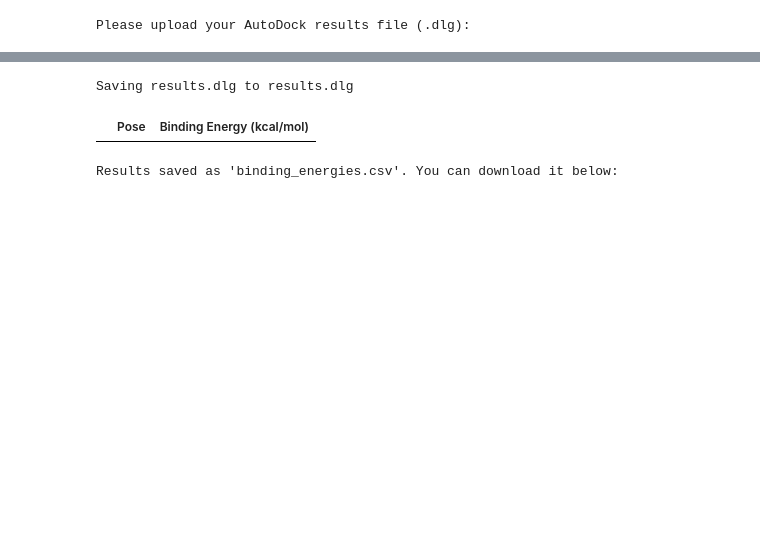
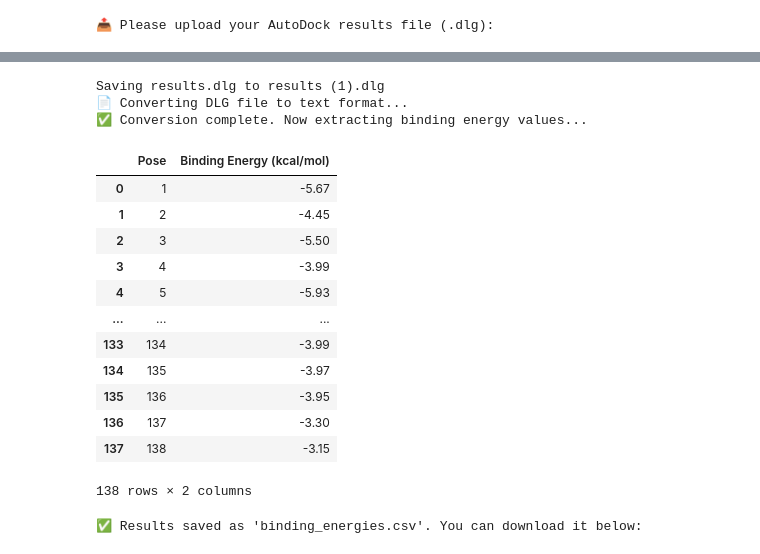
Before and after one commit to piranfar/docking-Analyze, a Jupyter notebook: Dockinganalyze.ipynb, the cells around one changed output, grey strips where cells are left out. Saved outputs shown, nothing was run; the diff lists cells and outputs as text; code cells hidden in the pictures; blank space fills up the shorter version.

```diff
--- a/Dockinganalyze.ipynb
+++ b/Dockinganalyze.ipynb
@@ -74,48 +3,75 @@ analyze_dlg_with_visualization(save_excel=True, save_plot=True)
 # %%
 import pandas as pd
+import re
 from google.colab import files
 
 # Step 1: Upload the AutoDock DLG file
-print("Please upload your AutoDock results file (.dlg):")
+print("📤 Please upload your AutoDock results file (.dlg):")
 uploaded = files.upload()
 
 # Get the filename
 dlg_filename = list(uploaded.keys())[0]
 
-# Step 2: Read and extract binding energies
+# Step 2: Convert the DLG file into readable text format
+print("📄 Converting DLG file to text format...")
+converted_filename = "converted_results.txt"
+
+with open(dlg_filename, "r", encoding="utf-8", errors="ignore") as infile, open(converted_filename, "w", encoding="utf-8") as outfile:
+    for line in infile:
+        outfile.write(line)  # Write content to a new text file
+
+print("✅ Conversion complete. Now extracting binding energy values...")
+
+# Step 3: Extract Binding Energies with Regex
 binding_energies = []
 
-with open(dlg_filename, "r") as file:
+pattern = r"Estimated Free Energy of Binding\s+=\s+(-?\d+\.\d+)\s+kcal/mol"
+
+with open(converted_filename, "r", encoding="utf-8") as file:
     for line in file:
-        if "Estimated Free Energy of Binding" in line:
-            try:
-                energy = float(line.split()[-2])  # Extract binding energy value
-                binding_energies.append(energy)
-            except ValueError:
-                continue  # Skip lines with incorrect format
+        match = re.search(pattern, line)
+        if match:
+            binding_energies.append(float(match.group(1)))  # Extract the numeric value
 
-# Step 3: Store results in a DataFrame
+# Step 4: Store results in a DataFrame
 df_binding_energies = pd.DataFrame({
     "Pose": list(range(1, len(binding_energies) + 1)),
     "Binding Energy (kcal/mol)": binding_energies
 })
 
-# Step 4: Display the results
-from IPython.display import display
-display(df_binding_energies)
+# Step 5: Display the extracted data
+if df_binding_energies.empty:
+    print("⚠️ No binding energies were extracted. Please check your DLG file format.")
+else:
+    from IPython.display import display
+    display(df_binding_energies)
 
-# Step 5: Save results as CSV
-df_binding_energies.to_csv("binding_energies.csv", index=False)
-print("Results saved as 'binding_energies.csv'. You can download it below:")
+    # Save as CSV
+    csv_filename = "binding_energies.csv"
+    df_binding_energies.to_csv(csv_filename, index=False)
+    print(f"✅ Results saved as '{csv_filename}'. You can download it below:")
 
-# Provide download link
-from google.colab import files
-files.download("binding_energies.csv")
+    # Provide download link
+    files.download(csv_filename)
 # %% [output]
-Please upload your AutoDock results file (.dlg):
+📤 Please upload your AutoDock results file (.dlg):
 [interactive output not drawn]
-Saving results.dlg to results.dlg
+Saving results.dlg to results (1).dlg
+📄 Converting DLG file to text format...
+✅ Conversion complete. Now extracting binding energy values...
 |  | Pose | Binding Energy (kcal/mol) |
+| 0 | 1 | -5.67 |
+| 1 | 2 | -4.45 |
+| 2 | 3 | -5.50 |
+| 3 | 4 | -3.99 |
+| 4 | 5 | -5.93 |
+| ... | ... | ... |
+| 133 | 134 | -3.99 |
+| 134 | 135 | -3.97 |
+| 135 | 136 | -3.95 |
+| 136 | 137 | -3.30 |
+| 137 | 138 | -3.15 |
-Results saved as 'binding_energies.csv'. You can download it below:
+138 rows × 2 columns
+✅ Results saved as 'binding_energies.csv'. You can download it below:
 [interactive output not drawn]
 [interactive output not drawn]
```
Also changed, not shown: parts of 3 cells of this notebook.
